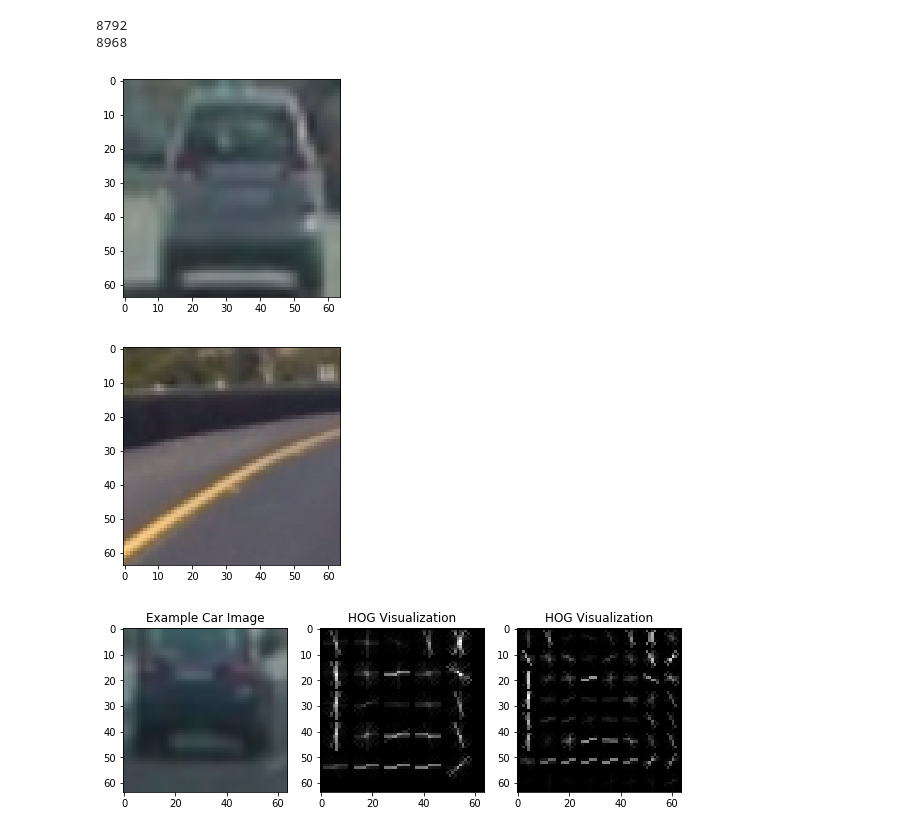
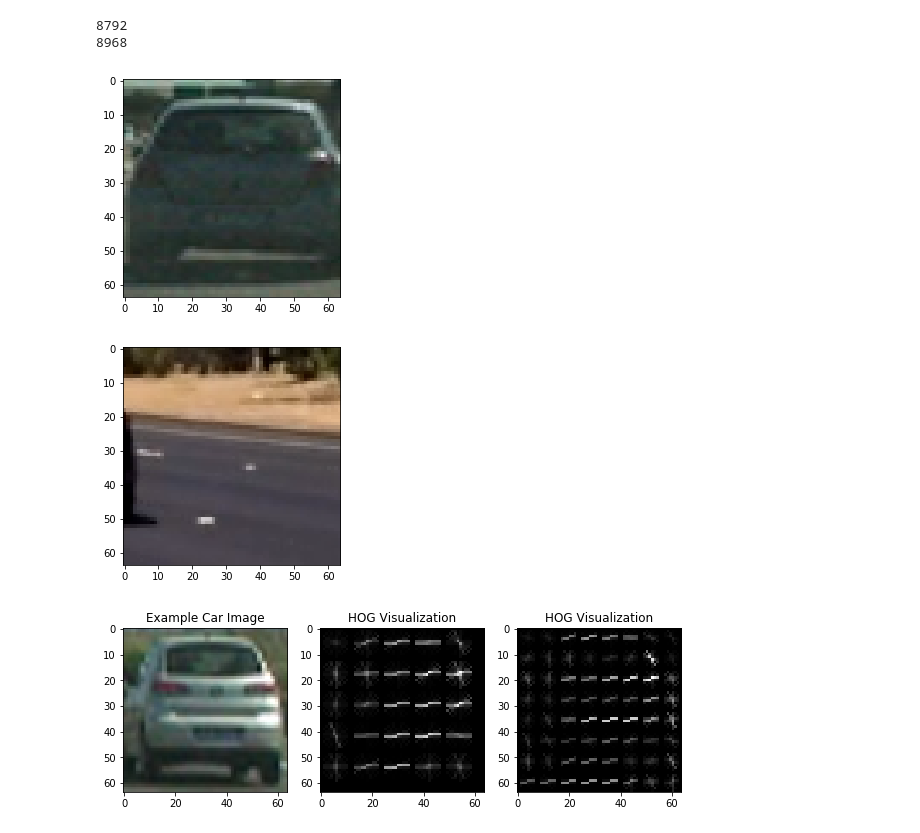
Before and after one commit to saipran7777/CarND-Vehicle-Detection, a Jupyter notebook: vehicle_detect.ipynb, the cells around one changed output. Cells and saved outputs as stored; diff of their text form; code cells hidden in the pictures.

```diff
--- a/vehicle_detect.ipynb
+++ b/vehicle_detect.ipynb
@@ -55,31 +56,32 @@ def draw_labeled_bboxes(img, labels):
 # %%
 # Divide up into cars and notcars
 car_images = glob.glob('vehicles/*/*.png')
 not_car_images = glob.glob('non-vehicles/*/*.png')
 cars = []
 notcars = []
 for img in car_images:
     cars.append(img)
 for img in not_car_images:
     notcars.append(img)
 
 print(len(cars))
 print(len(notcars))
 # Reduce the sample size because HOG features are slow to compute
 # The quiz evaluator times out after 13s of CPU time
 sample_size = 8500
 cars = cars[0:sample_size]
 notcars = notcars[0:sample_size]
-
+cars = random.sample(cars,len(cars))
+notcars = random.sample(notcars,len(notcars))
 plt.imshow(mpimg.imread(cars[5]))
 plt.show()
 plt.imshow(mpimg.imread(notcars[5]))
 plt.show()
 # %% [output]
 8792
 8968
-[figure, old version]
+[figure, new version]
-[figure, old version]
+[figure, new version]
 # %%
 image = mpimg.imread(cars[15])
 gray = cv2.cvtColor(image, cv2.COLOR_RGB2GRAY)
@@ -102,5 +104,5 @@ plt.imshow(hog_image2, cmap='gray')
 plt.title('HOG Visualization')
 plt.show()
 # %% [output]
-[figure, old version]
+[figure, new version]
 # %%
```
Also changed, not shown: parts of 18 cells of this notebook, 13 other files.
